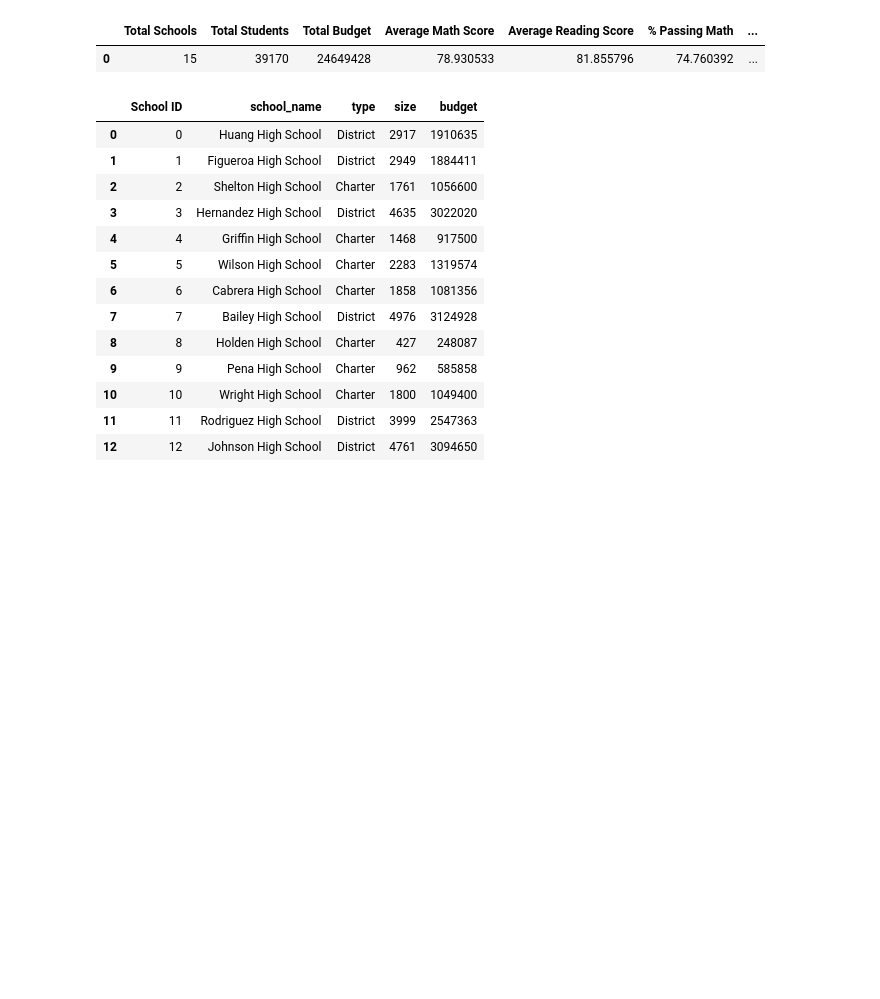
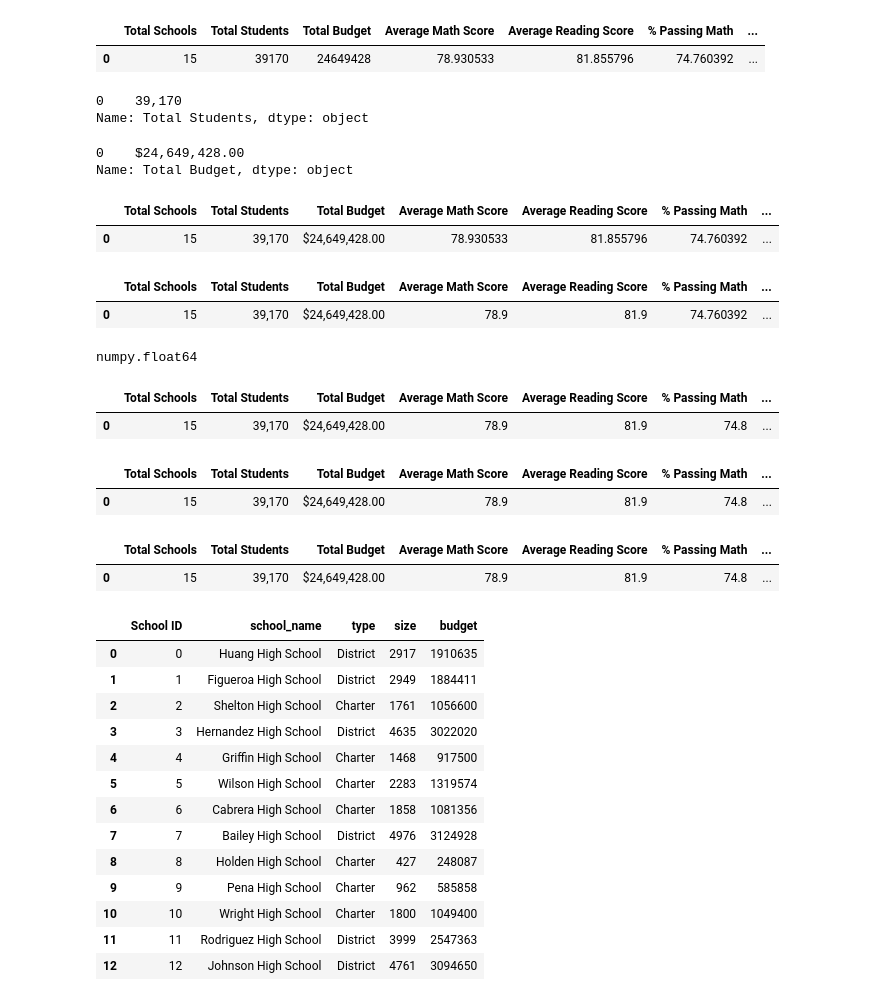
Before and after one commit to whitneyshine/School_District_Analysis, a Jupyter notebook: PyCitySchools_Challenge.ipynb, the cells around one changed output. Cells and saved outputs as stored; diff of their text form; code cells hidden in the pictures; blank space fills up the shorter version.

```diff
--- a/PyCitySchools_Challenge.ipynb
+++ b/PyCitySchools_Challenge.ipynb
@@ -409,3 +409,27 @@ district_summary_df
 # %% [output]
 |  | Total Schools | Total Students | Total Budget | Average Math Score | Average Reading Score | % Passing Math | ... |
 | 0 | 15 | 39170 | 24649428 | 78.930533 | 81.855796 | 74.760392 | ... |
+# %%
+# Format the "Total Students" to have the comma for a thousands separator.
+district_summary_df["Total Students"] = district_summary_df["Total Students"].map("{:,}".format)
+
+district_summary_df["Total Students"]
+# %% [output]
+0    39,170
+Name: Total Students, dtype: object
+# %%
+# Format "Total Budget" to have the comma for a thousands separator, a decimal separator, and a "$".
+
+district_summary_df["Total Budget"] = district_summary_df["Total Budget"].map("${:,.2f}".format)
+
+district_summary_df["Total Budget"]
+# %% [output]
+0    $24,649,428.00
+Name: Total Budget, dtype: object
+# %%
+# Display the DataFrame.
+
+district_summary_df
+# %% [output]
+|  | Total Schools | Total Students | Total Budget | Average Math Score | Average Reading Score | % Passing Math | ... |
+| 0 | 15 | 39,170 | $24,649,428.00 | 78.930533 | 81.855796 | 74.760392 | ... |
@@ -411,0 +441,11 @@ district_summary_df
+# %%
+# Display the DataFrame.
+
+district_summary_df
+# %% [output]
+|  | Total Schools | Total Students | Total Budget | Average Math Score | Average Reading Score | % Passing Math | ... |
+| 0 | 15 | 39,170 | $24,649,428.00 | 78.9 | 81.9 | 74.760392 | ... |
+# %%
+type(passing_math_percentage)
+# %% [output]
+numpy.float64
@@ -411,0 +455,6 @@ district_summary_df
+# %%
+# Display the DataFrame.
+district_summary_df
+# %% [output]
+|  | Total Schools | Total Students | Total Budget | Average Math Score | Average Reading Score | % Passing Math | ... |
+| 0 | 15 | 39,170 | $24,649,428.00 | 78.9 | 81.9 | 74.8 | ... |
@@ -411,0 +464,6 @@ district_summary_df
+# %%
+# Display the DataFrame.
+district_summary_df
+# %% [output]
+|  | Total Schools | Total Students | Total Budget | Average Math Score | Average Reading Score | % Passing Math | ... |
+| 0 | 15 | 39,170 | $24,649,428.00 | 78.9 | 81.9 | 74.8 | ... |
@@ -412,3 +473,9 @@ district_summary_df
+# %%
+# Display the DataFrame.
+district_summary_df
+# %% [output]
+|  | Total Schools | Total Students | Total Budget | Average Math Score | Average Reading Score | % Passing Math | ... |
+| 0 | 15 | 39,170 | $24,649,428.00 | 78.9 | 81.9 | 74.8 | ... |
 # %%
 # Add the Pandas dependency.
 import pandas as pd
```
Also changed, not shown: parts of 4 cells of this notebook.
